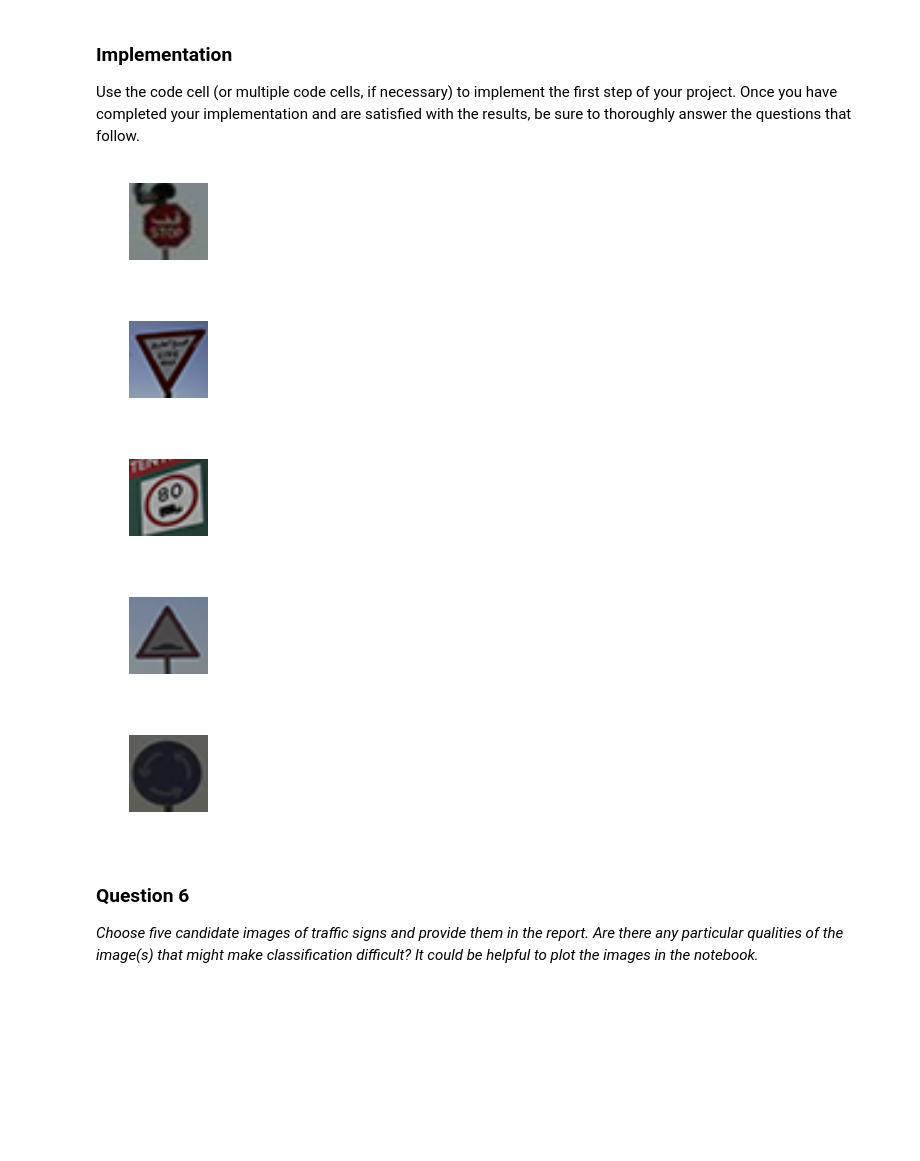
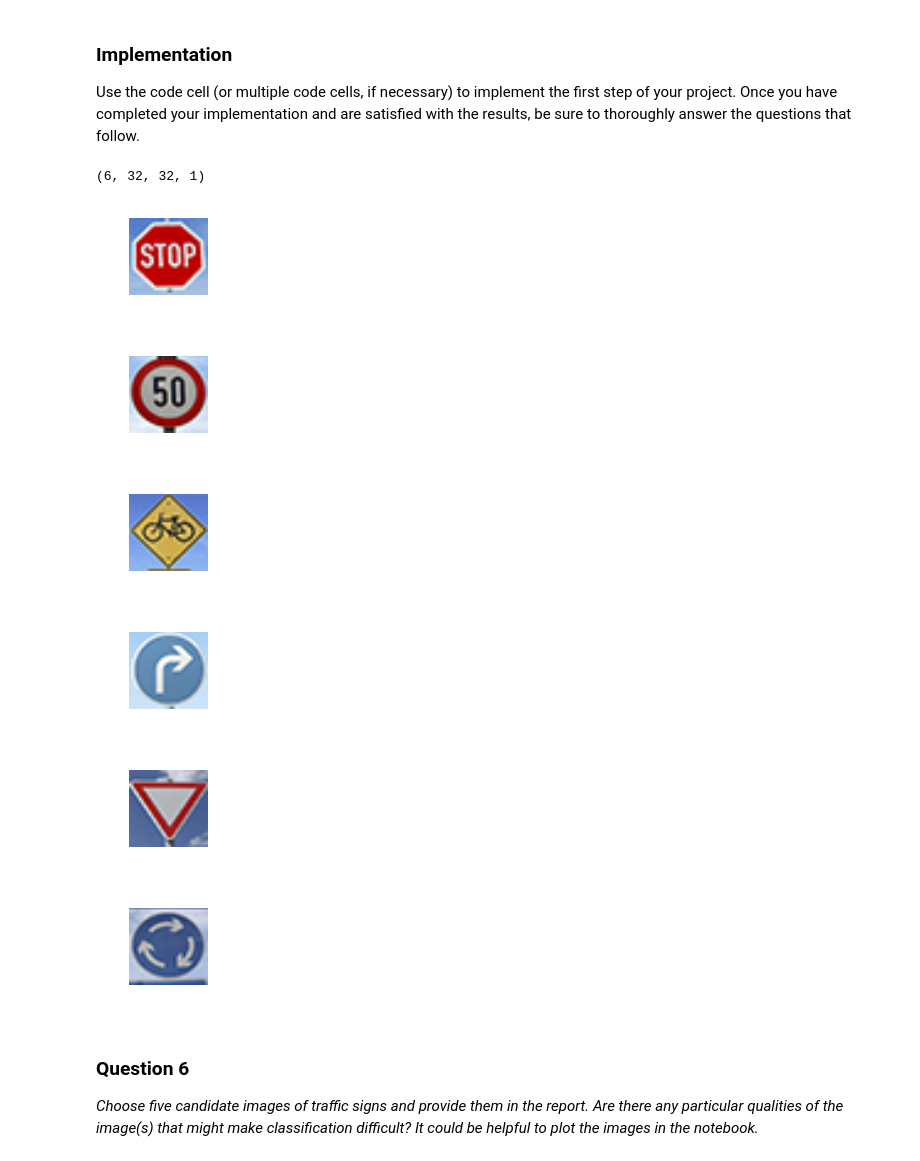
Before and after one commit to HebaNAS/Traffic-Sign-Classifier, a Jupyter notebook: Traffic_Sign_Classifier.ipynb, the cells around one changed output. Saved outputs shown, nothing was run; the diff lists cells and outputs as text; code cells hidden in the pictures; blank space fills up the shorter version.

```diff
--- a/Traffic_Sign_Classifier.ipynb
+++ b/Traffic_Sign_Classifier.ipynb
@@ -365,26 +472,43 @@ def augment_images(image):
 # %%
-img1 = mpimg.imread('images/uae-1.png')
-img2 = mpimg.imread('images/uae-2.png')
-img3 = mpimg.imread('images/uae-3.png')
-img4 = mpimg.imread('images/uae-4.png')
-img5 = mpimg.imread('images/uae-5.png')
+import matplotlib.pyplot as plt
+%matplotlib inline
 
-images = [img1, img2, img3, img4, img5]
+import tensorflow as tf
+import numpy as np
+import cv2
+import matplotlib.image as mpimg
+
+img1 = cv2.imread('images/1.png')
+img2 = cv2.imread('images/2.png')
+img3 = cv2.imread('images/3.png')
+img4 = cv2.imread('images/4.png')
+img5 = cv2.imread('images/5.png')
+img6 = cv2.imread('images/6.png')
+
+images = [img1, img2, img3, img4, img5, img6]
 processed_imgs = []
 
 for img in images:
-    processed_imgs.append(augment_images(img))
     plt.figure(figsize=(1,1))
-    plt.imshow(augment_images(img))
+    plt.imshow(cv2.cvtColor(img, cv2.COLOR_BGR2RGB))
     plt.axis('off')
+    processed_imgs.append(img)
 
-processed_imgs = np.array(processed_imgs)
+processed_imgs = np.asarray(processed_imgs)
+
+processed_imgs_gry = np.sum(processed_imgs/3, axis=3, keepdims=True)
+
+processed_imgs_normalized = (processed_imgs_gry - 128)/128
+
+print(processed_imgs_normalized.shape)
 # %% [output]
+(6, 32, 32, 1)
-[figure, old version]
+[figure, new version]
-[figure, old version]
+[figure, new version]
-[figure, old version]
+[figure, new version]
-[figure, old version]
+[figure, new version]
-[figure, old version]
+[figure, new version]
+[figure, added]
 # %% [markdown]
 ### Question 6
 
```
Also changed, not shown: parts of 18 cells of this notebook, 22 other files.
